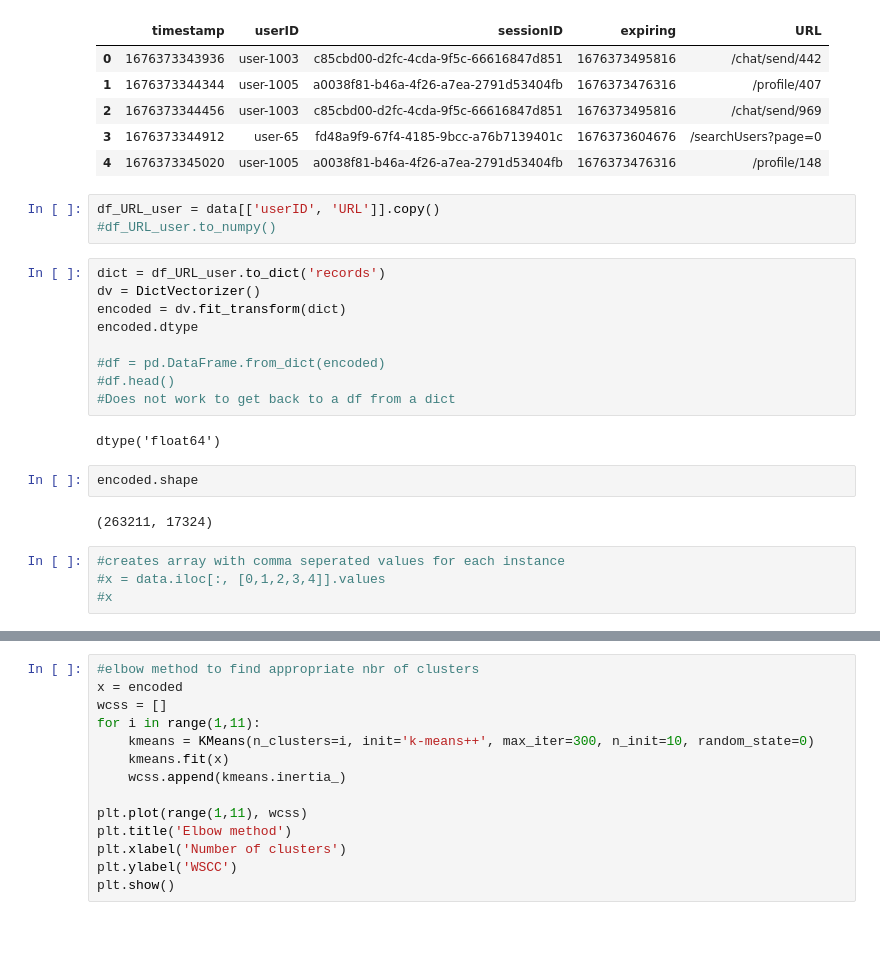
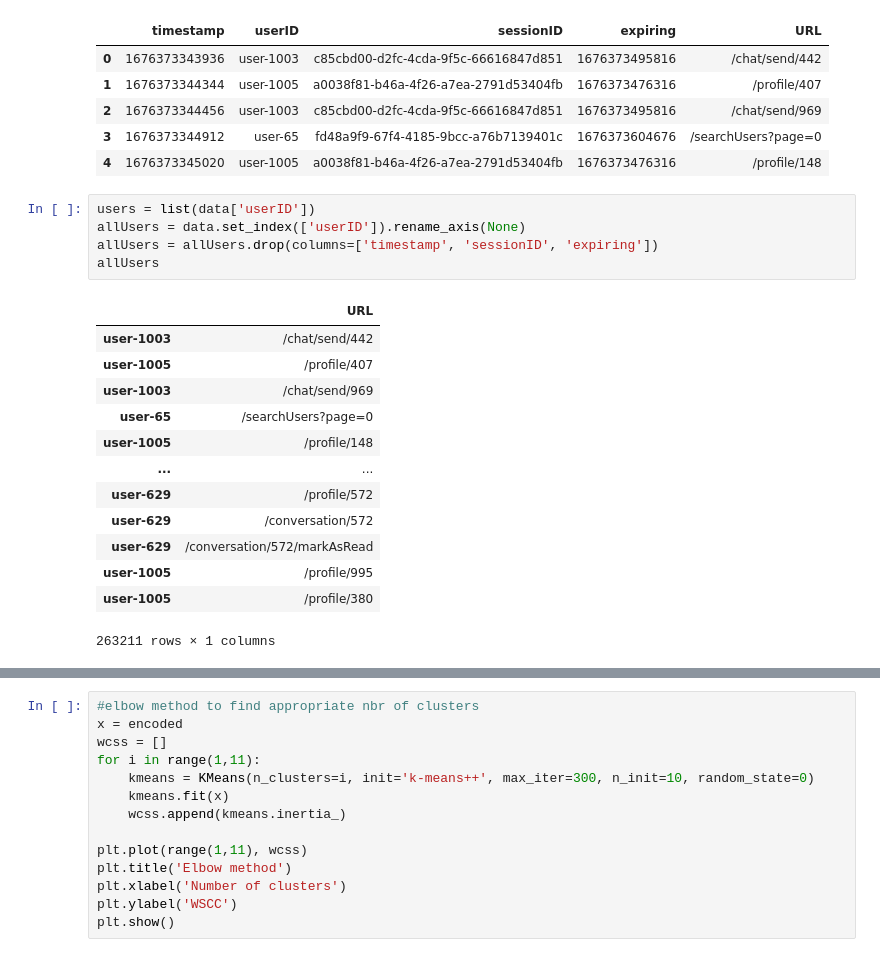
Before and after one commit to Request-analysis-ML/request-analyzer-model, a Jupyter notebook: model_Lovisa.ipynb, the cells around one changed output, grey strips where cells are left out. Cells and saved outputs as stored; diff of their text form; blank space fills up the shorter version.

Commit message:
Trying to create user-url dataframe (not done)

```diff
--- a/model_Lovisa.ipynb
+++ b/model_Lovisa.ipynb
@@ -17,25 +17,22 @@ data.head()
 | 2 | 1676373344456 | user-1003 | c85cbd00-d2fc-4cda-9f5c-66616847d851 | 1676373495816 | /chat/send/969 |
 | 3 | 1676373344912 | user-65 | fd48a9f9-67f4-4185-9bcc-a76b7139401c | 1676373604676 | /searchUsers?page=0 |
 | 4 | 1676373345020 | user-1005 | a0038f81-b46a-4f26-a7ea-2791d53404fb | 1676373476316 | /profile/148 |
-# %%
-df_URL_user = data[['userID', 'URL']].copy()
-#df_URL_user.to_numpy()
-# %%
-dict = df_URL_user.to_dict('records')
-dv = DictVectorizer()
-encoded = dv.fit_transform(dict)
-encoded.dtype
-
-#df = pd.DataFrame.from_dict(encoded)
-#df.head()
-#Does not work to get back to a df from a dict
-# %% [output]
-dtype('float64')
-# %%
-encoded.shape
-# %% [output]
-(263211, 17324)
-# %%
-#creates array with comma seperated values for each instance
-#x = data.iloc[:, [0,1,2,3,4]].values
-#x
+# %%
+users = list(data['userID'])
+allUsers = data.set_index(['userID']).rename_axis(None)
+allUsers = allUsers.drop(columns=['timestamp', 'sessionID', 'expiring'])
+allUsers
+# %% [output]
+|  | URL |
+| user-1003 | /chat/send/442 |
+| user-1005 | /profile/407 |
+| user-1003 | /chat/send/969 |
+| user-65 | /searchUsers?page=0 |
+| user-1005 | /profile/148 |
+| ... | ... |
+| user-629 | /profile/572 |
+| user-629 | /conversation/572 |
+| user-629 | /conversation/572/markAsRead |
+| user-1005 | /profile/995 |
+| user-1005 | /profile/380 |
+263211 rows × 1 columns
```
Also changed, not shown: parts of 3 cells of this notebook.
